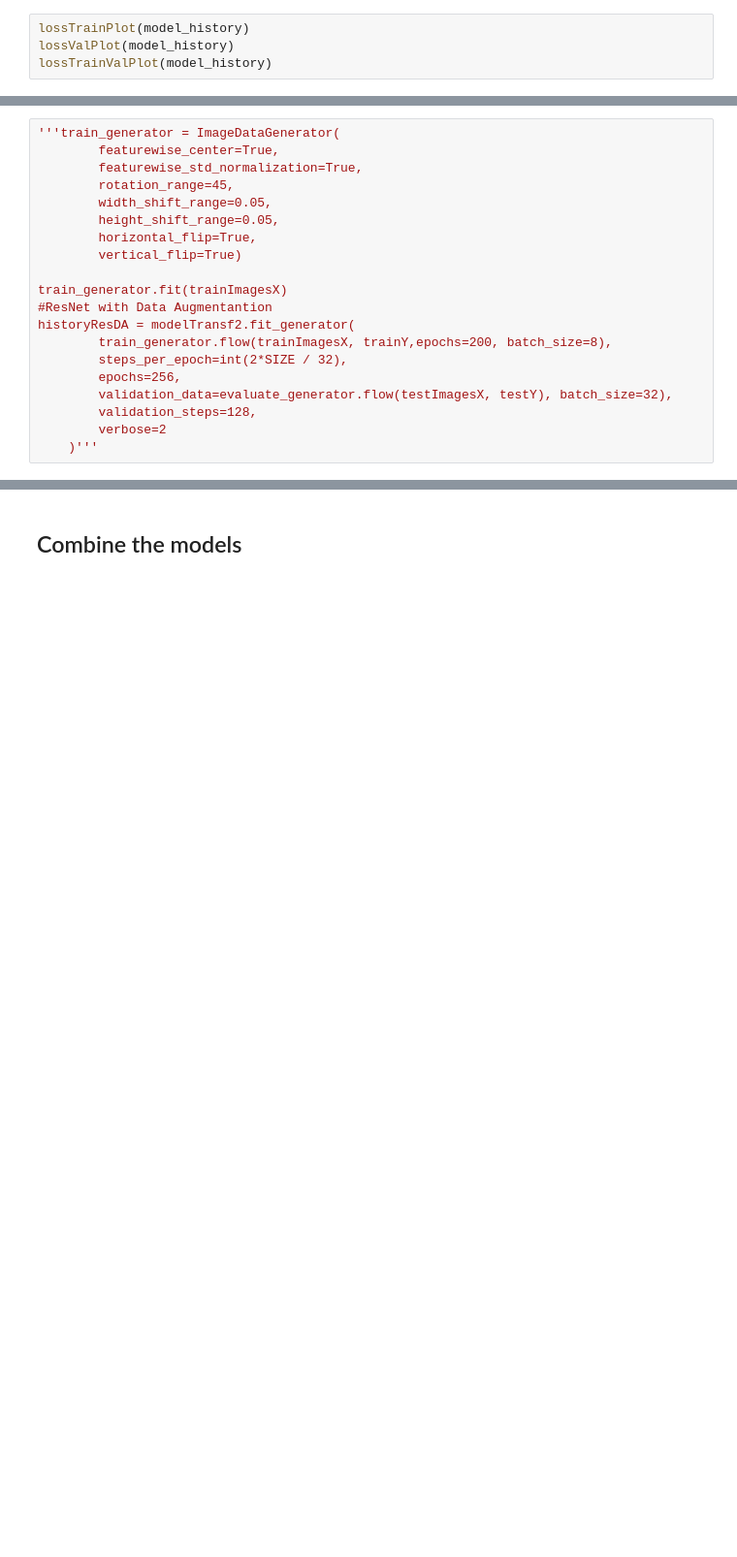
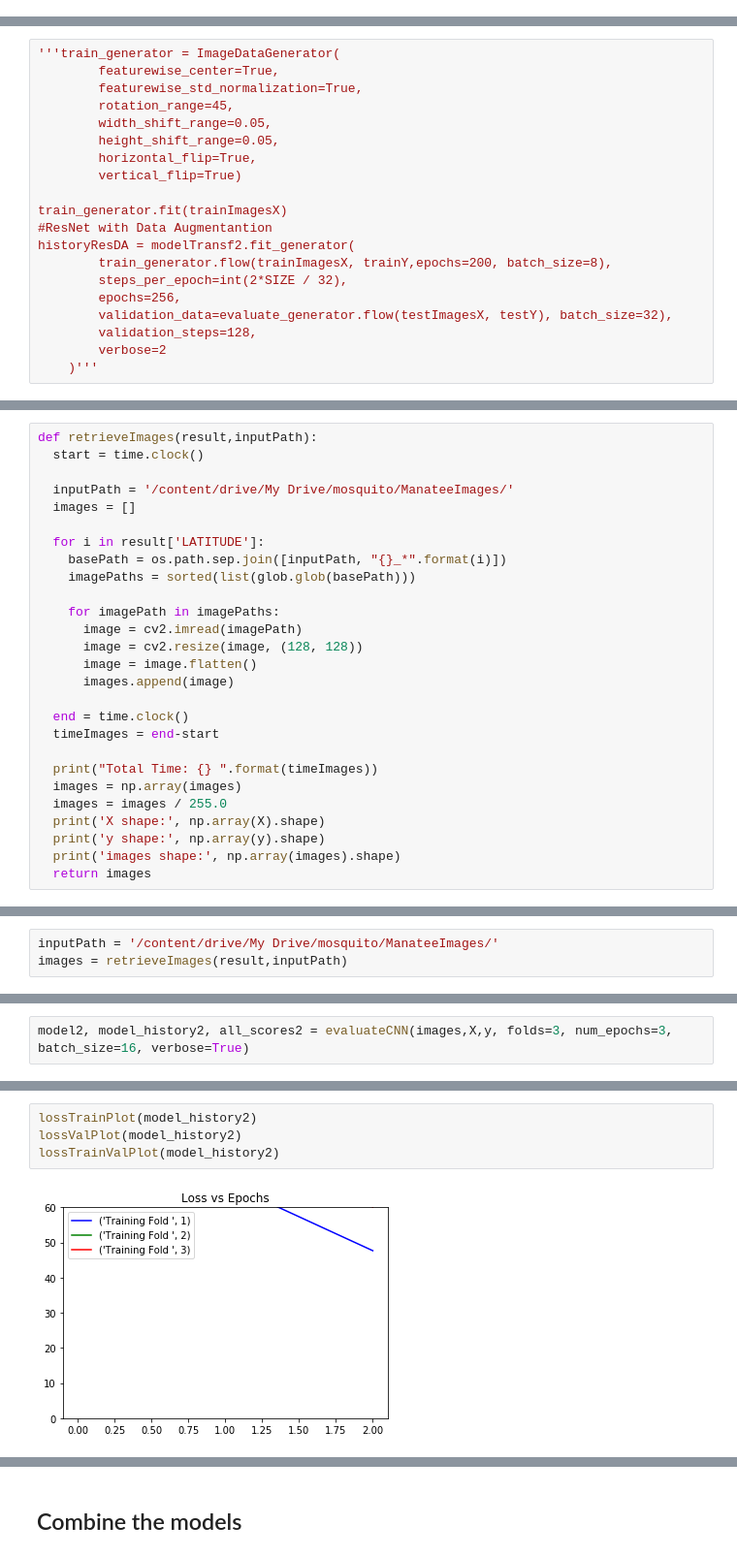
Before and after one commit to lrodrigocareaga/thesis, a Jupyter notebook: MosquitoHybridModel.ipynb, the cells around one changed output, grey strips where cells are left out. Shown: that part at 97% size. Saved outputs shown, nothing was run; the diff lists cells and outputs as text; blank space fills up the shorter version.

```diff
--- a/MosquitoHybridModel.ipynb
+++ b/MosquitoHybridModel.ipynb
@@ -976,4 +773,0 @@ _________________________________________________________________
-# %%
-lossTrainPlot(model_history)
-lossValPlot(model_history)
-lossTrainValPlot(model_history)
@@ -1034,0 +860,27 @@ historyResDA = modelTransf2.fit_generator(
+# %%
+def retrieveImages(result,inputPath):
+  start = time.clock()
+
+  inputPath = '/content/drive/My Drive/mosquito/ManateeImages/'
+  images = []
+
+  for i in result['LATITUDE']:
+    basePath = os.path.sep.join([inputPath, "{}_*".format(i)])
+    imagePaths = sorted(list(glob.glob(basePath)))
+
+    for imagePath in imagePaths:
+      image = cv2.imread(imagePath)
+      image = cv2.resize(image, (128, 128))
+      image = image.flatten()
+      images.append(image)
+
+  end = time.clock()
+  timeImages = end-start
+
+  print("Total Time: {} ".format(timeImages))
+  images = np.array(images)
+  images = images / 255.0
+  print('X shape:', np.array(X).shape)
+  print('y shape:', np.array(y).shape)
+  print('images shape:', np.array(images).shape)
+  return images
@@ -1034,0 +889,3 @@ historyResDA = modelTransf2.fit_generator(
+# %%
+inputPath = '/content/drive/My Drive/mosquito/ManateeImages/'
+images = retrieveImages(result,inputPath)
@@ -1034,0 +938,2 @@ historyResDA = modelTransf2.fit_generator(
+# %%
+model2, model_history2, all_scores2 = evaluateCNN(images,X,y, folds=3, num_epochs=3, batch_size=16, verbose=True)
@@ -1034,0 +958,6 @@ historyResDA = modelTransf2.fit_generator(
+# %%
+lossTrainPlot(model_history2)
+lossValPlot(model_history2)
+lossTrainValPlot(model_history2)
+# %% [output]
+[figure, added]
```
Also changed, not shown: parts of 40 cells of this notebook.
